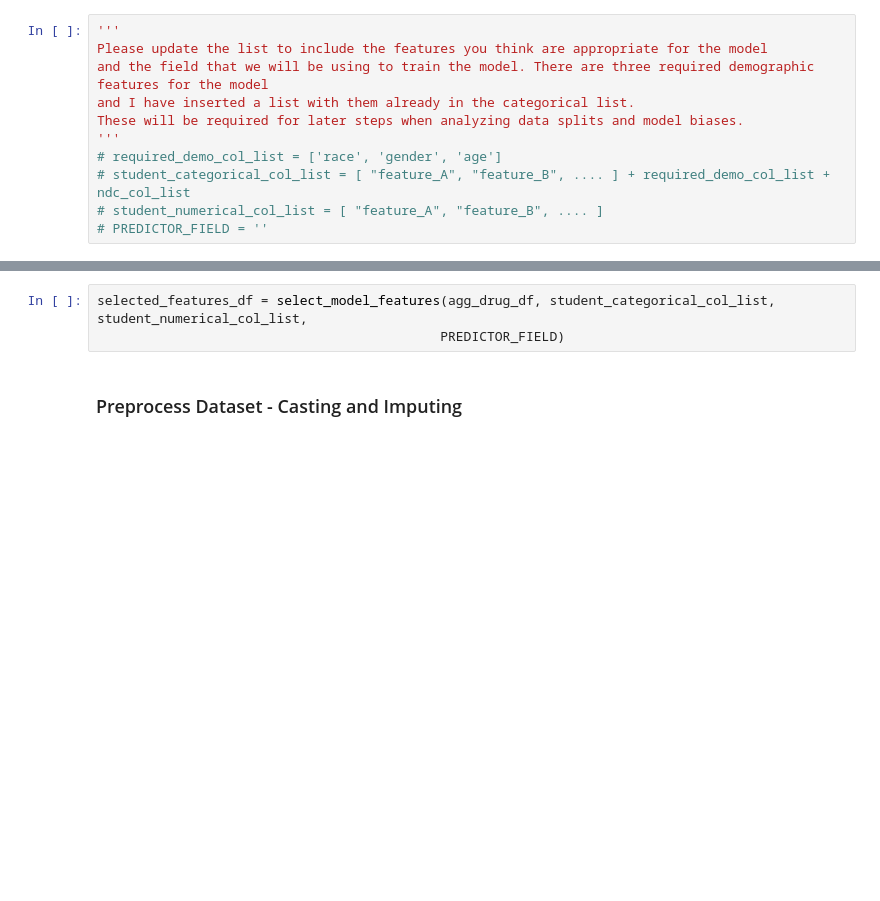
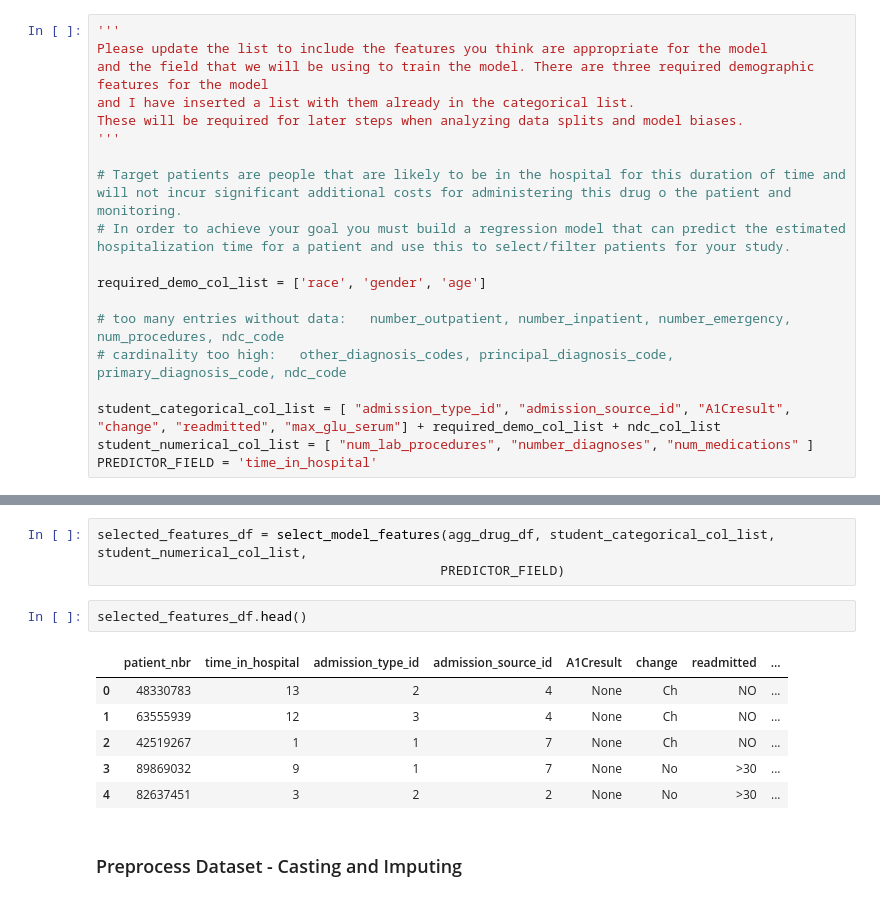
Before and after one commit to nathan-standafer/cd0372-Applying-AI-to-EHR-Data, a Jupyter notebook: project/starter_code/student_project.ipynb, the cells around one changed output, grey strips where cells are left out. Drawn from its saved outputs; the diff is of its cells as text; blank space fills up the shorter version.

```diff
--- a/project/starter_code/student_project.ipynb
+++ b/project/starter_code/student_project.ipynb
@@ -369,10 +365,18 @@ and the field that we will be using to train the model. There are three required
 and I have inserted a list with them already in the categorical list.
 These will be required for later steps when analyzing data splits and model biases.
 '''
-# required_demo_col_list = ['race', 'gender', 'age']
-# student_categorical_col_list = [ "feature_A", "feature_B", .... ] + required_demo_col_list + ndc_col_list
-# student_numerical_col_list = [ "feature_A", "feature_B", .... ]
-# PREDICTOR_FIELD = ''
+
+# Target patients are people that are likely to be in the hospital for this duration of time and will not incur significant additional costs for administering this drug o the patient and monitoring.
+# In order to achieve your goal you must build a regression model that can predict the estimated hospitalization time for a patient and use this to select/filter patients for your study.
+
+required_demo_col_list = ['race', 'gender', 'age']
+
+# too many entries without data:   number_outpatient, number_inpatient, number_emergency, num_procedures, ndc_code
+# cardinality too high:   other_diagnosis_codes, principal_diagnosis_code, primary_diagnosis_code, ndc_code
+
+student_categorical_col_list = [ "admission_type_id", "admission_source_id", "A1Cresult", "change", "readmitted", "max_glu_serum"] + required_demo_col_list + ndc_col_list
+student_numerical_col_list = [ "num_lab_procedures", "number_diagnoses", "num_medications" ]
+PREDICTOR_FIELD = 'time_in_hospital'
 # %%
 def select_model_features(df, categorical_col_list, numerical_col_list, PREDICTOR_FIELD, grouping_key='patient_nbr'):
     selected_col_list = [grouping_key] + [PREDICTOR_FIELD] + categorical_col_list + numerical_col_list
@@ -380,6 +384,15 @@ def select_model_features(df, categorical_col_list, numerical_col_list, PREDICTO
 # %%
 selected_features_df = select_model_features(agg_drug_df, student_categorical_col_list, student_numerical_col_list,
                                             PREDICTOR_FIELD)
+# %%
+selected_features_df.head()
+# %% [output]
+|  | patient_nbr | time_in_hospital | admission_type_id | admission_source_id | A1Cresult | change | readmitted | ... |
+| 0 | 48330783 | 13 | 2 | 4 | None | Ch | NO | ... |
+| 1 | 63555939 | 12 | 3 | 4 | None | Ch | NO | ... |
+| 2 | 42519267 | 1 | 1 | 7 | None | Ch | NO | ... |
+| 3 | 89869032 | 9 | 1 | 7 | None | No | >30 | ... |
+| 4 | 82637451 | 3 | 2 | 2 | None | No | >30 | ... |
 # %% [markdown]
 ### Preprocess Dataset - Casting and Imputing
 # %% [markdown]
```
Also changed, not shown: parts of 20 cells of this notebook, 1 other file.
